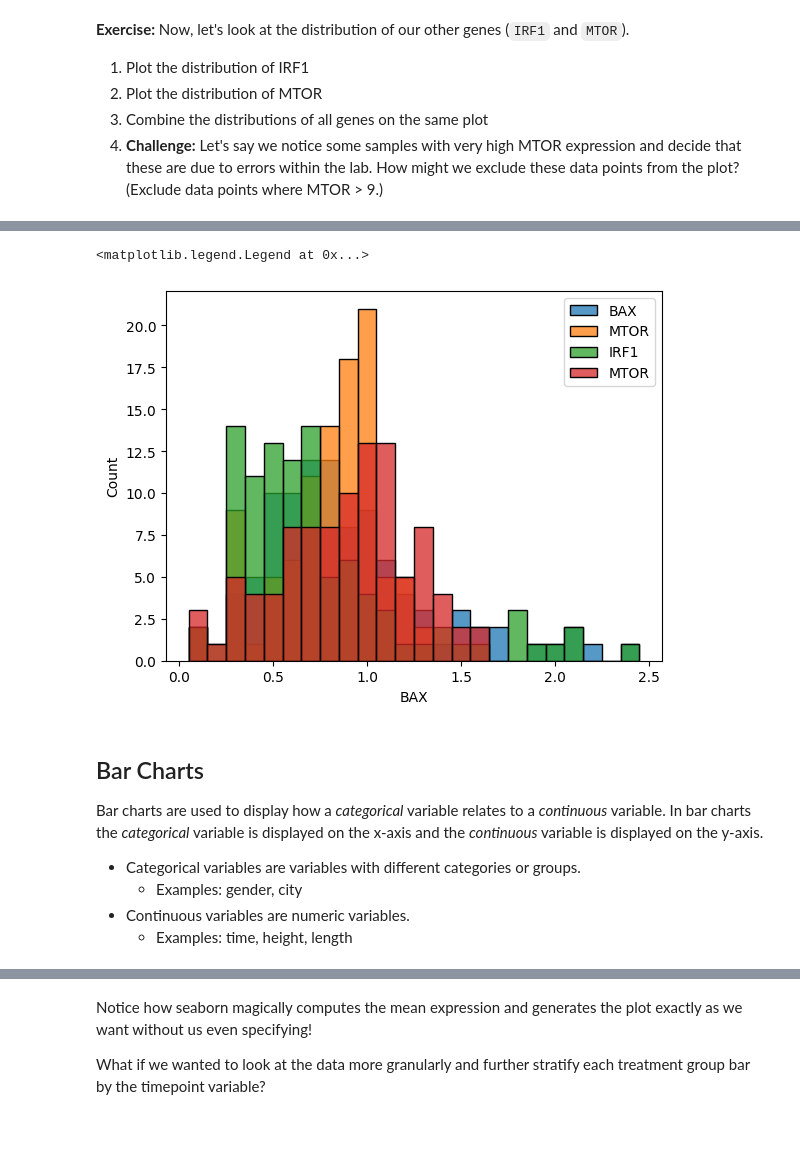
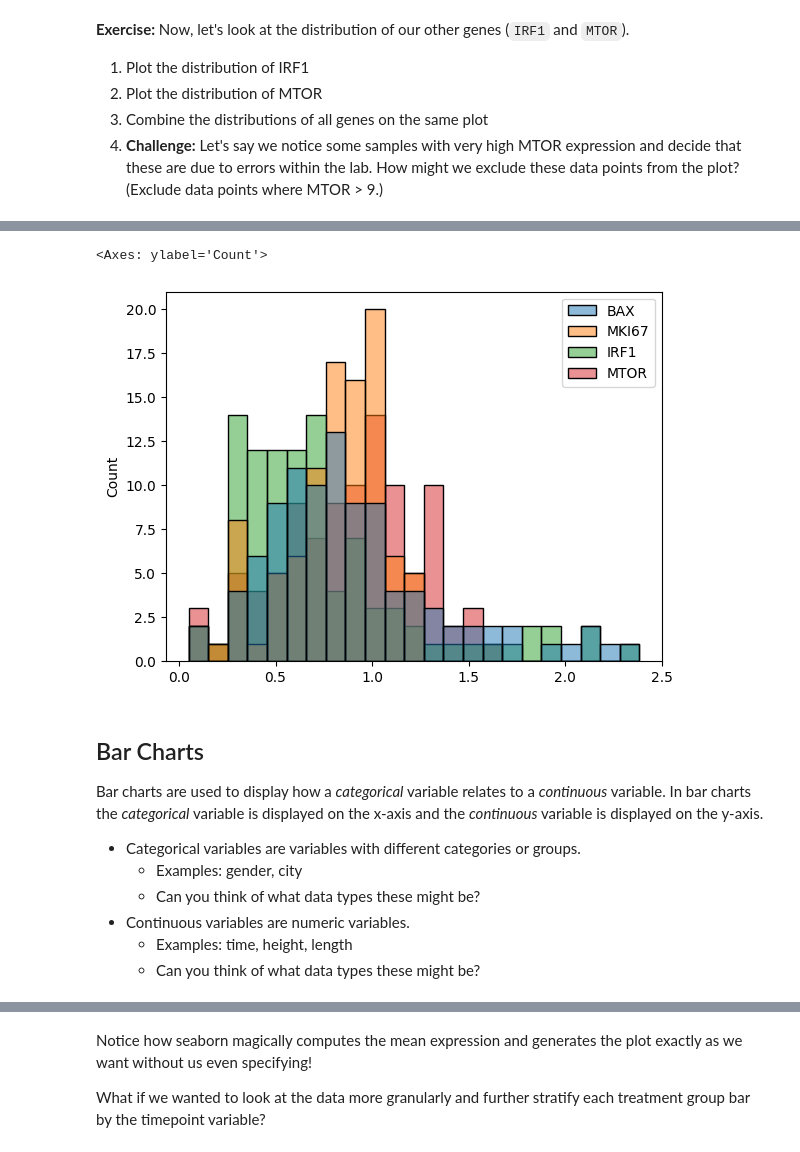
Before and after one commit to grkenney/WinSPIRE-HLC-Python, a Jupyter notebook: Notebooks/Keys/Day_3.1_Histograms_and_Bar_Charts.ipynb, the cells around one changed output, grey strips where cells are left out. Cells and saved outputs as stored; diff of their text form; code cells hidden in the pictures.

```diff
--- a/Notebooks/Keys/Day_3.1_Histograms_and_Bar_Charts.ipynb
+++ b/Notebooks/Keys/Day_3.1_Histograms_and_Bar_Charts.ipynb
@@ -147,8 +175,7 @@ sns.histplot(x = "MTOR", data = df, label="MTOR", binwidth = 0.1)
 # %%
+# make a list of gene names
+genes = ["BAX", "MKI67", "IRF1", "MTOR"]
+
 # plot distribution of all genes
-sns.histplot(x = "BAX", data = df, label="BAX", binwidth = 0.1)
-sns.histplot(x = "MKI67", data = df, label="MTOR", binwidth = 0.1)
-sns.histplot(x = "IRF1", data = df, label="IRF1", binwidth = 0.1)
-sns.histplot(x = "MTOR", data = df, label="MTOR", binwidth = 0.1)
-plt.legend()
+sns.histplot(df[genes], label="BAX", binwidth = 0.1)
 # %% [output]
@@ -157,20 +184,21 @@ plt.legend()
 # %%
-# plot distribution of all genes, excluding data points where MTOR > 9
-sns.histplot(x = "BAX", data = df, label="BAX", binwidth = 0.1)
-sns.histplot(x = "MKI67", data = df, label="MTOR", binwidth = 0.1)
-sns.histplot(x = "IRF1", data = df, label="IRF1", binwidth = 0.1)
-sns.histplot(x = "MTOR", data = df.query("MTOR < 9"), label="MTOR", binwidth = 0.1)
-plt.legend()
+# subset df to rows where MTOR < 9 and save to variable df_clean
+df_clean = df.query("MTOR < 9")
+
+# plot distribution of all genes
+sns.histplot(df_clean[genes], label="BAX", binwidth = 0.1)
 # %% [output]
-<matplotlib.legend.Legend at 0x...>
+<Axes: ylabel='Count'>
-[figure, old version]
+[figure, new version]
 # %% [markdown]
 ## Bar Charts
 Bar charts are used to display how a *categorical* variable relates to a *continuous* variable. In bar charts the *categorical* variable is displayed on the x-axis and the *continuous* variable is displayed on the y-axis.
 
 - Categorical variables are variables with different categories or groups.
     - Examples: gender, city
+    - Can you think of what data types these might be?
 - Continuous variables are numeric variables.
     - Examples: time, height, length
+    - Can you think of what data types these might be?
 # %%
 # barplot of treatment_group vs BAX
```
Also changed, not shown: parts of 32 cells of this notebook, 1 other file.
